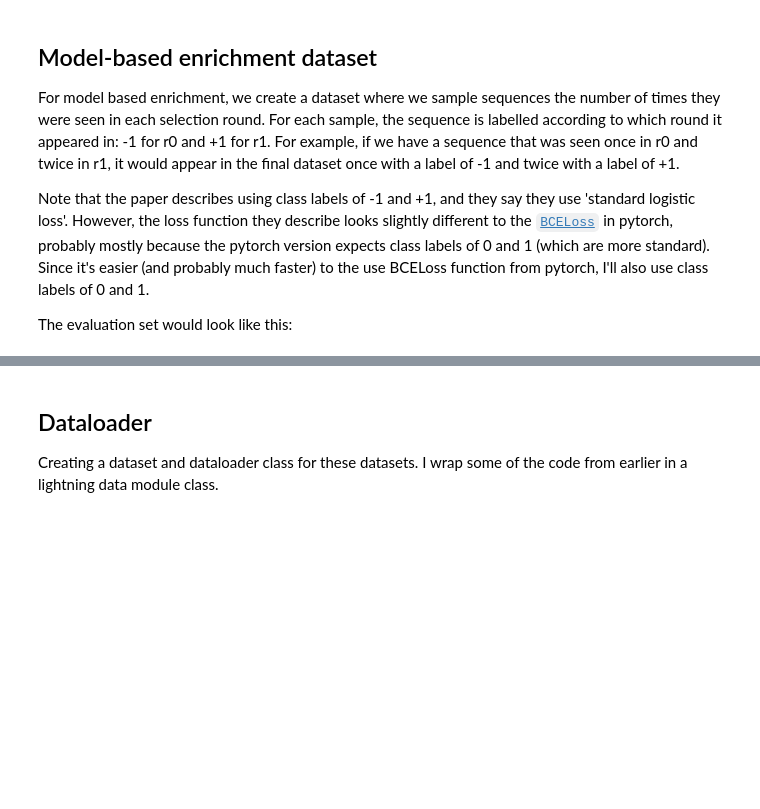
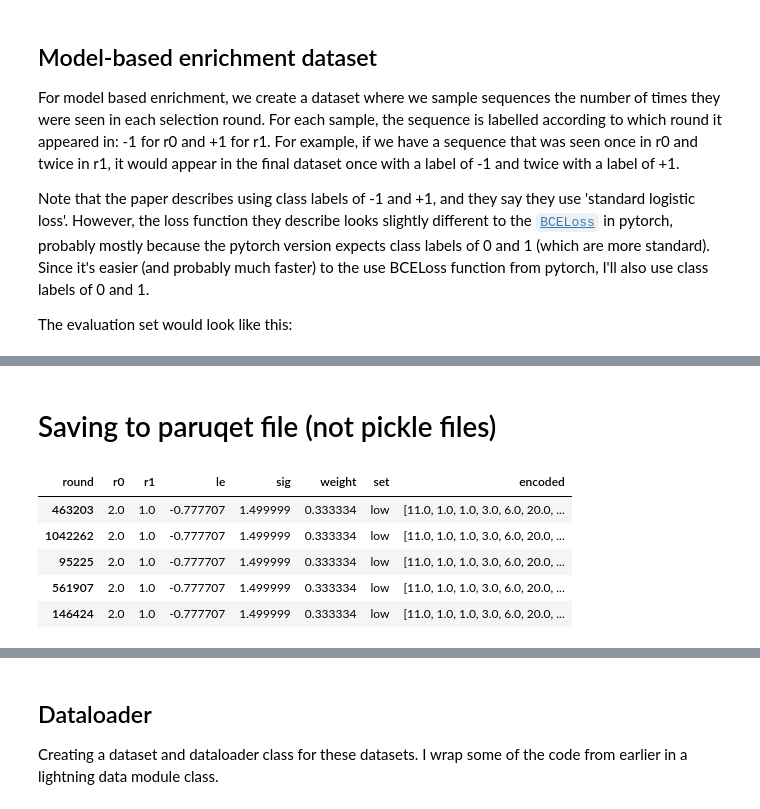
Before and after one commit to szsctt/aavolve_data, a Jupyter notebook: notebooks/2024-06-13_mbe-linear.ipynb, the cells around one changed output, grey strips where cells are left out. Saved outputs shown, nothing was run; the diff lists cells and outputs as text; code cells hidden in the pictures; blank space fills up the shorter version.

```diff
--- a/notebooks/2024-06-13_mbe-linear.ipynb
+++ b/notebooks/2024-06-13_mbe-linear.ipynb
@@ -247,0 +272,3 @@ array([1., 0., 0., 0., 0., 0., 0., 0., 0., 0., 0., 0., 0., 0., 0., 0., 0.,
+# %%
+max_seq_len = max(len(seq) for seq in df_train['sequence'])
+max_seq_len
@@ -247,0 +325,29 @@ array([1., 0., 0., 0., 0., 0., 0., 0., 0., 0., 0., 0., 0., 0., 0., 0., 0.,
+# %%
+def encode(df, max_len):
+    # Extract the index (or this case the round number) and the amino acid sequence of each entry in the data frame
+    # index_and_sequence = [(round_val, df.loc[round_val, 'sequence'][:len(df.loc[round_val, 'sequence']) - 1]) for round_val in df.index.tolist()]
+    index_and_sequence = [(round_val, df.loc[round_val, 'sequence'].replace('*', '<eos>')) for round_val in df.index.tolist()]
+    indexes, encoded_tensor = esm_embedding(index_and_sequence, max_len)
+
+    numpy_arrays = [tensor.numpy() for tensor in encoded_tensor]
+
+    df_encoded = pd.DataFrame({
+        'round': indexes,
+        'encoded': numpy_arrays
+    })
+
+    df_encoded.set_index('round', inplace=True)
+    df_encoded.index = df_encoded.index.astype('int64')
+
+    out = df
+    # out['encoded'] = df_encoded
+    out.loc[:,'encoded'] = df_encoded
+
+    return out
+
+df_train_test = encode(df_train.head(), 750)
+
+# print(df_train_test['encoded'][0])
+df_train_test['encoded'][0].shape
+for x in df_train_test['encoded']:
+    print(len(x))
@@ -308 +454,18 @@ df_example
 1058 rows × 4 columns
+# %% [markdown]
+# Saving to paruqet file (not pickle files)
+# %%
+df_tt = encode(df_test.head(), 750)
+
+df_tt.to_parquet(os.path.join(procdir, 'testing.parquet'))
+
+read_tt = pd.read_parquet(os.path.join(procdir, 'testing.parquet'))
+
+read_tt
+# %% [output]
+| round | r0 | r1 | le | sig | weight | set | encoded |
+| 463203 | 2.0 | 1.0 | -0.777707 | 1.499999 | 0.333334 | low | [11.0, 1.0, 1.0, 3.0, 6.0, 20.0, ... |
+| 1042262 | 2.0 | 1.0 | -0.777707 | 1.499999 | 0.333334 | low | [11.0, 1.0, 1.0, 3.0, 6.0, 20.0, ... |
+| 95225 | 2.0 | 1.0 | -0.777707 | 1.499999 | 0.333334 | low | [11.0, 1.0, 1.0, 3.0, 6.0, 20.0, ... |
+| 561907 | 2.0 | 1.0 | -0.777707 | 1.499999 | 0.333334 | low | [11.0, 1.0, 1.0, 3.0, 6.0, 20.0, ... |
+| 146424 | 2.0 | 1.0 | -0.777707 | 1.499999 | 0.333334 | low | [11.0, 1.0, 1.0, 3.0, 6.0, 20.0, ... |
```
Also changed, not shown: parts of 16 cells of this notebook, 6 other files.
